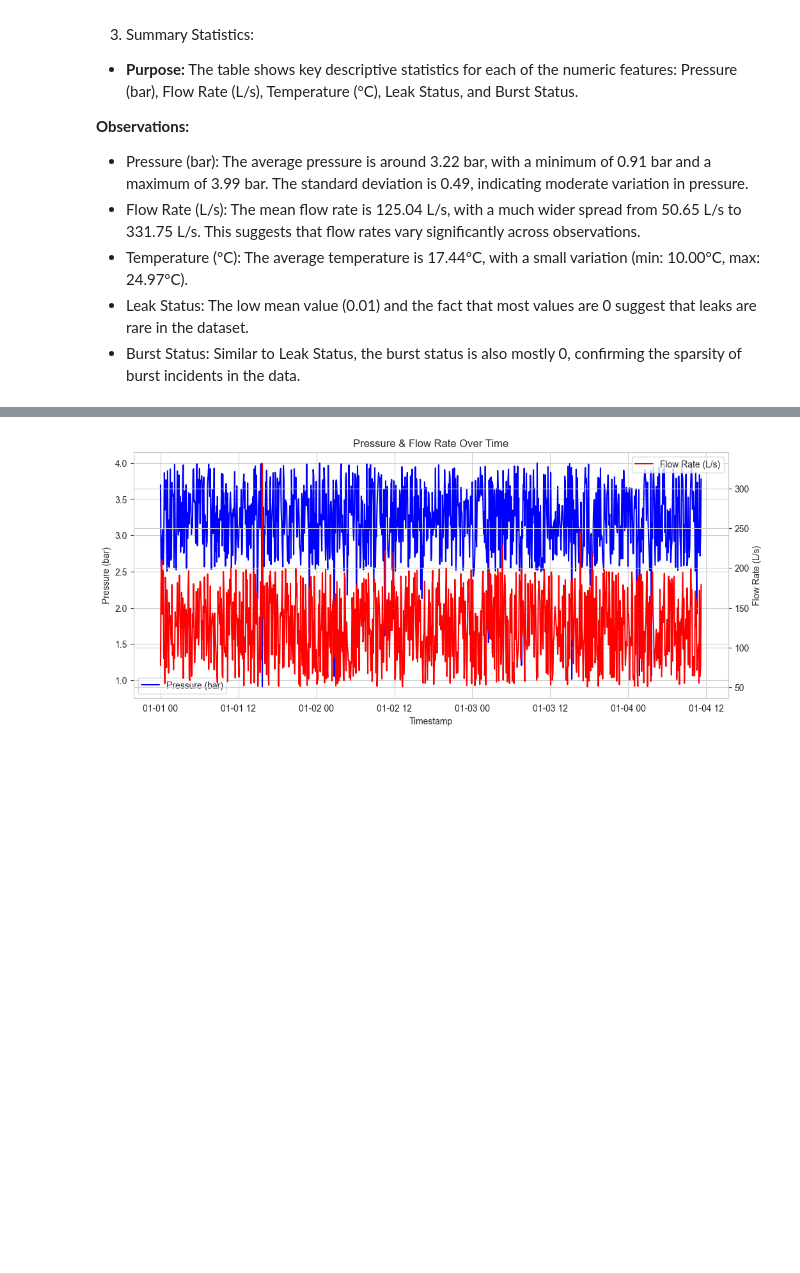
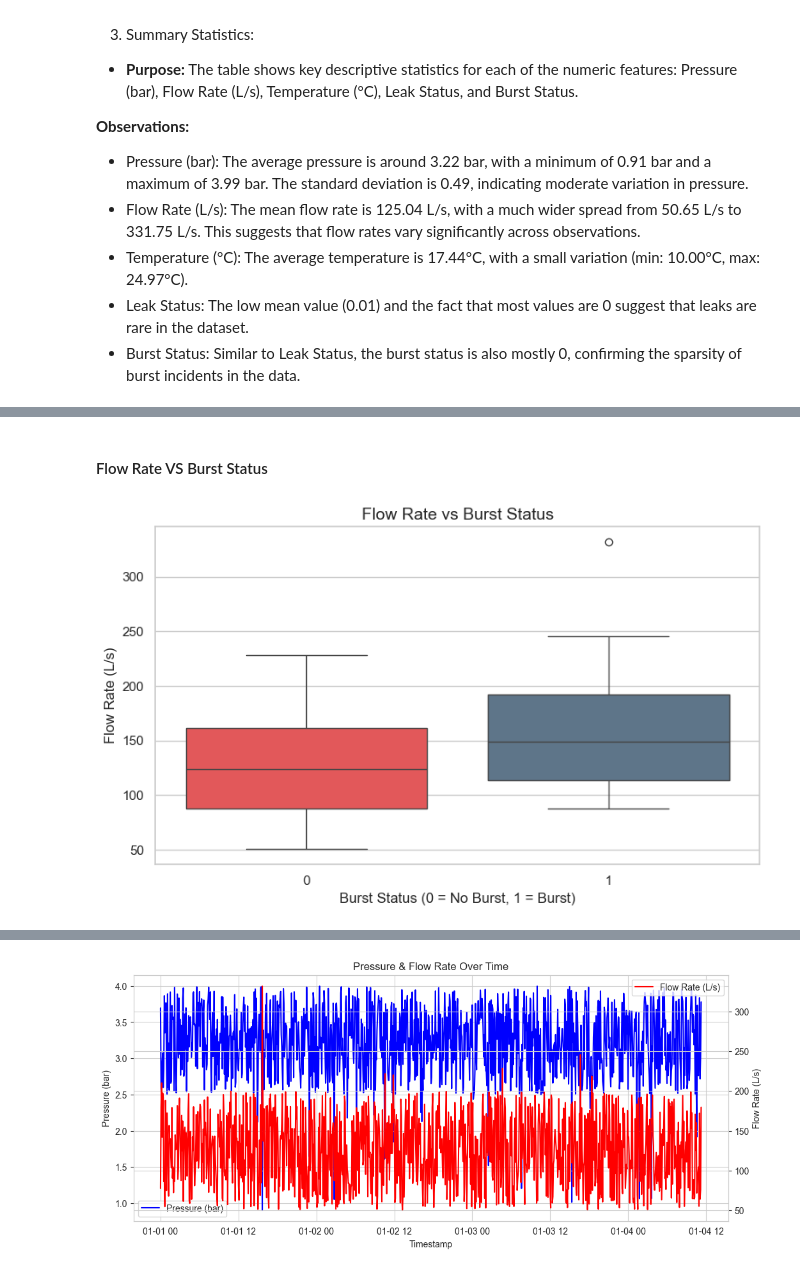
Before and after one commit to CSCN8040-Water-Wastage-in-Urban-Areas/Reducing-Water-Wastage-in-Urban-Areas, a Jupyter notebook: Reducing_Water_Wastage.ipynb, the cells around one changed output, grey strips where cells are left out. Saved outputs shown, nothing was run; the diff lists cells and outputs as text; code cells hidden in the pictures; blank space fills up the shorter version.

```diff
--- a/Reducing_Water_Wastage.ipynb
+++ b/Reducing_Water_Wastage.ipynb
@@ -224,0 +272,13 @@ From the EDA images, here’s a breakdown of what each part shows:
+# %% [markdown]
+#### Flow Rate VS Burst Status
+# %%
+# 2. Boxplot: Flow Rate vs Burst Status
+plt.figure(figsize=(8, 5))
+sns.boxplot(x='Burst Status', y='Flow Rate (L/s)', hue='Burst Status', data=df, palette=color_palette_box, legend=False)
+plt.title('Flow Rate vs Burst Status', fontsize=14)
+plt.xlabel('Burst Status (0 = No Burst, 1 = Burst)', fontsize=12)
+plt.ylabel('Flow Rate (L/s)', fontsize=12)
+plt.tight_layout()
+plt.show()
+# %% [output]
+[figure, added]
```
Also changed, not shown: parts of 57 cells of this notebook.
